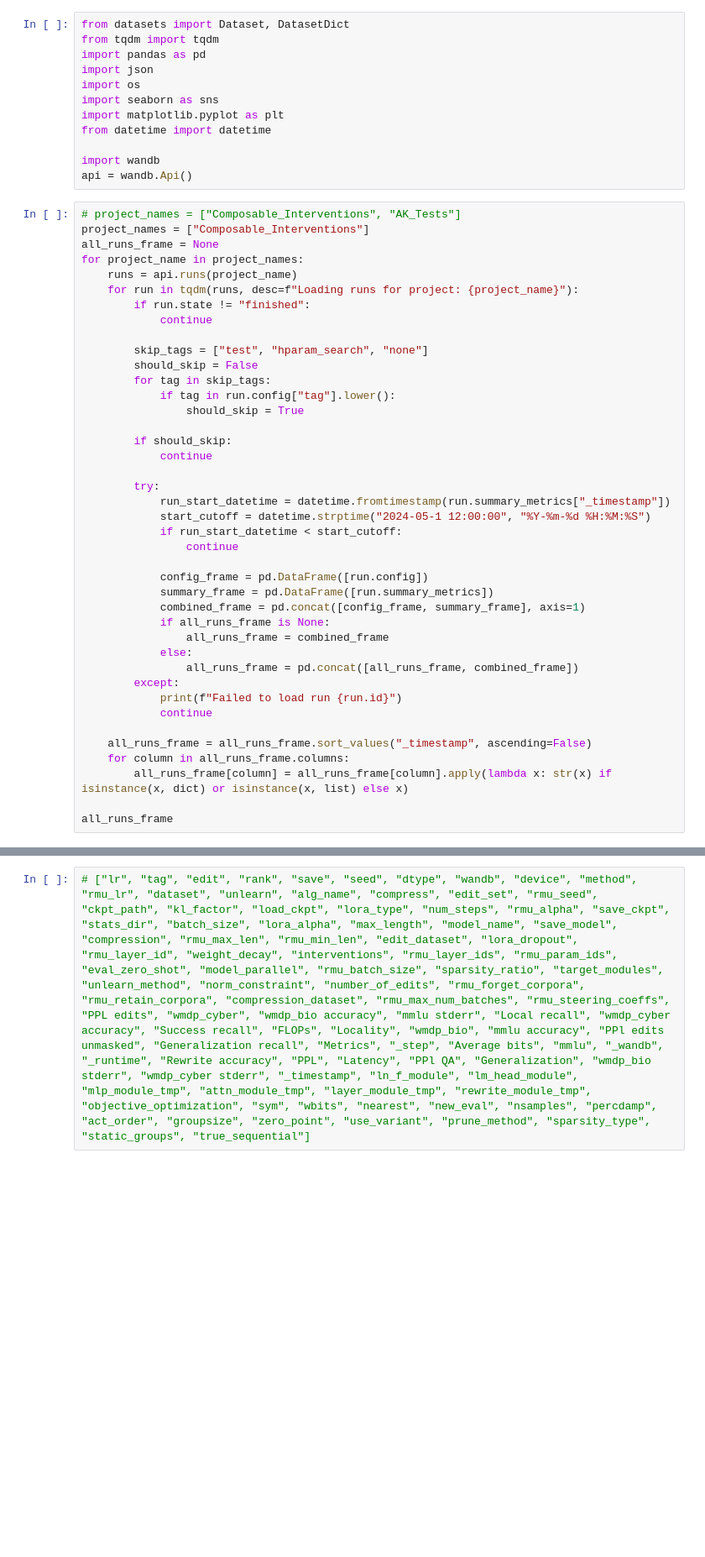
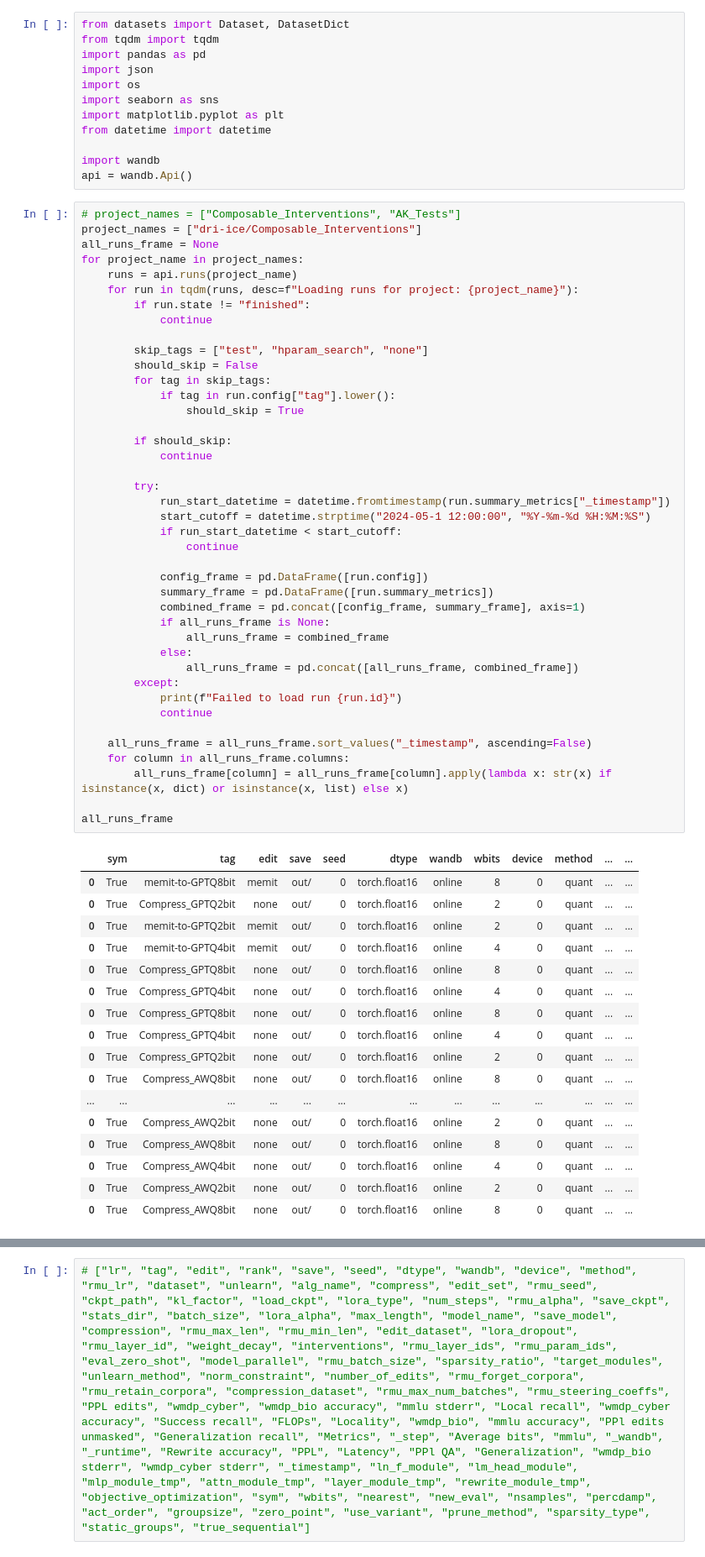
Before and after one commit to hartvigsen-group/composable-interventions, a Jupyter notebook: notebooks/pull_wandb_data.ipynb, the cells around one changed output, grey strips where cells are left out. Shown at 84% size. Saved outputs shown, nothing was run; the diff lists cells and outputs as text; blank space fills up the shorter version.

```diff
--- a/notebooks/pull_wandb_data.ipynb
+++ b/notebooks/pull_wandb_data.ipynb
@@ -12,7 +12,7 @@ import wandb
 api = wandb.Api()
 # %%
 # project_names = ["Composable_Interventions", "AK_Tests"]
-project_names = ["Composable_Interventions"]
+project_names = ["dri-ice/Composable_Interventions"]
 all_runs_frame = None
 for project_name in project_names:
     runs = api.runs(project_name)
@@ -25,30 +25,47 @@ for project_name in project_names:
         for tag in skip_tags:
             if tag in run.config["tag"].lower():
                 should_skip = True
 
         if should_skip:
             continue
 
         try:
             run_start_datetime = datetime.fromtimestamp(run.summary_metrics["_timestamp"])
             start_cutoff = datetime.strptime("2024-05-1 12:00:00", "%Y-%m-%d %H:%M:%S")
             if run_start_datetime < start_cutoff:
                 continue
 
             config_frame = pd.DataFrame([run.config])
             summary_frame = pd.DataFrame([run.summary_metrics])
             combined_frame = pd.concat([config_frame, summary_frame], axis=1)
             if all_runs_frame is None:
                 all_runs_frame = combined_frame
             else:
                 all_runs_frame = pd.concat([all_runs_frame, combined_frame])
         except:
             print(f"Failed to load run {run.id}")
             continue
 
     all_runs_frame = all_runs_frame.sort_values("_timestamp", ascending=False)
     for column in all_runs_frame.columns:
         all_runs_frame[column] = all_runs_frame[column].apply(lambda x: str(x) if isinstance(x, dict) or isinstance(x, list) else x)
 
 all_runs_frame
 # %% [output]
+|  | sym | tag | edit | save | seed | dtype | wandb | wbits | device | method | ... | ... |
+| 0 | True | memit-to-GPTQ8bit | memit | out/ | 0 | torch.float16 | online | 8 | 0 | quant | ... | ... |
+| 0 | True | Compress_GPTQ2bit | none | out/ | 0 | torch.float16 | online | 2 | 0 | quant | ... | ... |
+| 0 | True | memit-to-GPTQ2bit | memit | out/ | 0 | torch.float16 | online | 2 | 0 | quant | ... | ... |
+| 0 | True | memit-to-GPTQ4bit | memit | out/ | 0 | torch.float16 | online | 4 | 0 | quant | ... | ... |
+| 0 | True | Compress_GPTQ8bit | none | out/ | 0 | torch.float16 | online | 8 | 0 | quant | ... | ... |
+| 0 | True | Compress_GPTQ4bit | none | out/ | 0 | torch.float16 | online | 4 | 0 | quant | ... | ... |
+| 0 | True | Compress_GPTQ8bit | none | out/ | 0 | torch.float16 | online | 8 | 0 | quant | ... | ... |
+| 0 | True | Compress_GPTQ4bit | none | out/ | 0 | torch.float16 | online | 4 | 0 | quant | ... | ... |
+| 0 | True | Compress_GPTQ2bit | none | out/ | 0 | torch.float16 | online | 2 | 0 | quant | ... | ... |
+| 0 | True | Compress_AWQ8bit | none | out/ | 0 | torch.float16 | online | 8 | 0 | quant | ... | ... |
+| ... | ... | ... | ... | ... | ... | ... | ... | ... | ... | ... | ... | ... |
+| 0 | True | Compress_AWQ2bit | none | out/ | 0 | torch.float16 | online | 2 | 0 | quant | ... | ... |
+| 0 | True | Compress_AWQ8bit | none | out/ | 0 | torch.float16 | online | 8 | 0 | quant | ... | ... |
+| 0 | True | Compress_AWQ4bit | none | out/ | 0 | torch.float16 | online | 4 | 0 | quant | ... | ... |
+| 0 | True | Compress_AWQ2bit | none | out/ | 0 | torch.float16 | online | 2 | 0 | quant | ... | ... |
+| 0 | True | Compress_AWQ8bit | none | out/ | 0 | torch.float16 | online | 8 | 0 | quant | ... | ... |
```
Also changed, not shown: parts of 5 cells of this notebook, 10 other files.
